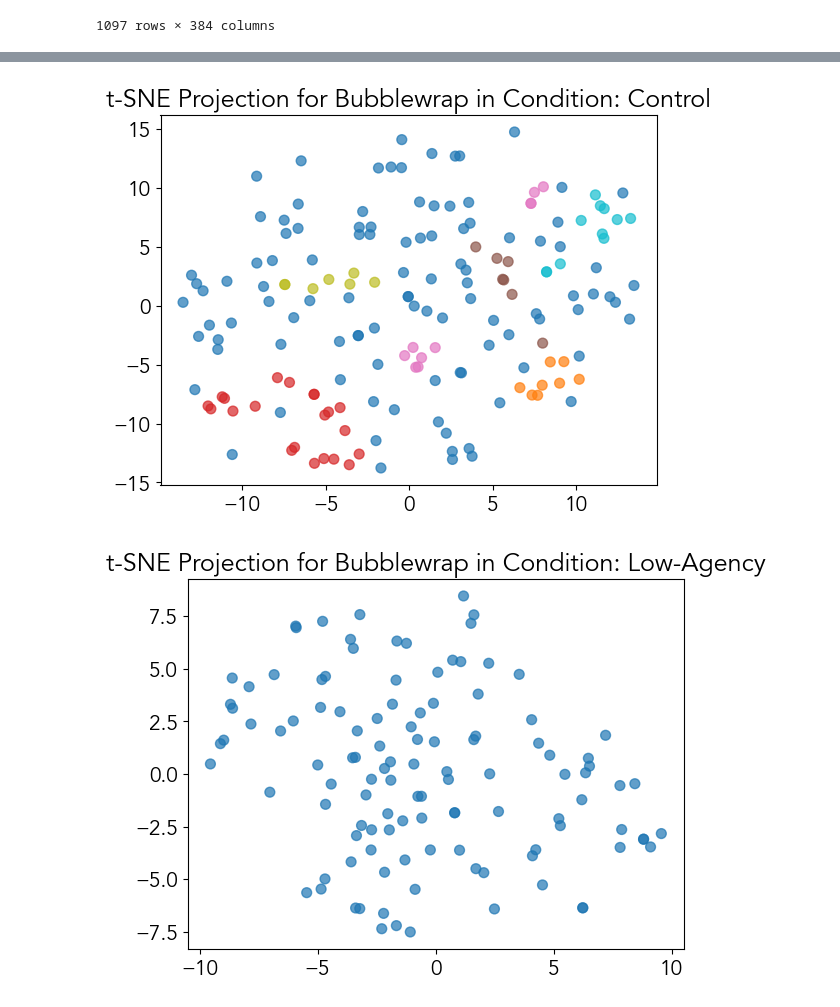
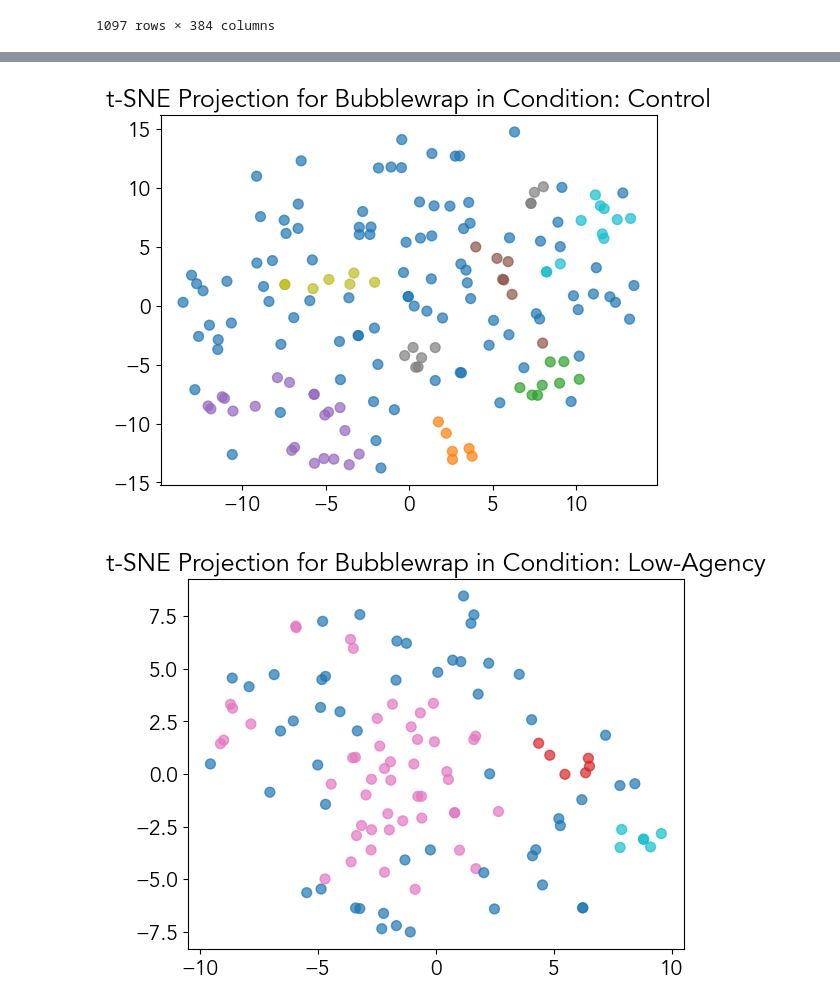
Before and after one commit to sarahhannahwu/idea_generation, a Jupyter notebook: clustering.ipynb, the cells around one changed output, grey strips where cells are left out. Saved outputs shown, nothing was run; the diff lists cells and outputs as text; code cells hidden in the pictures.

```diff
--- a/clustering.ipynb
+++ b/clustering.ipynb
@@ -25,7 +25,7 @@ model = SentenceTransformer('all-MiniLM-L6-v2')
 
 # 3. Generate Embeddings
 ideas = df['use'].fillna("").tolist()
-# ideas = [idea.strip().lower() for idea in ideas]
+ideas = [idea.strip().lower() for idea in ideas]
 all_embeddings = model.encode(ideas, show_progress_bar=True)
 
 pd.DataFrame(all_embeddings)
@@ -66,13 +66,12 @@ for cond in unique_conditions:
         # HDBSCAN with 'cosine' metric for raw embeddings
         # min_cluster_size: Adjust this based on total N (e.g., 5-10)
         clusterer = hdbscan.HDBSCAN(
-            min_cluster_size=7,
+            min_cluster_size=6,
             min_samples=1,
             cluster_selection_epsilon=0.25, # Adjust this to control cluster granularity
             metric='euclidean', # Note: HDBSCAN works best with euclidean on normalized vectors
             cluster_selection_method='eom'
         )
-
         # Normalize vectors to behave better with cosine distance in HDBSCAN
         normalized_vectors = normalize(raw_vectors)
 
@@ -127,20 +126,20 @@ Name: raw_cluster_label, dtype: int64
 # %%
 # Filter to bubblewrap and plot t-SNE for each condition
 
-# for condition in unique_conditions:
-#     bubblewrap_mask = (df['object'] == 'bubblewrap') & (df['condition'] == condition)
-#     data = all_embeddings[bubblewrap_mask]
-#     plot_kwds = {'s': 50, 'alpha': 0.7}
-#     projection = sklearn.manifold.TSNE().fit_transform(data)
+for condition in unique_conditions:
+    bubblewrap_mask = (df['object'] == 'bubblewrap') & (df['condition'] == condition)
+    data = all_embeddings[bubblewrap_mask]
+    plot_kwds = {'s': 50, 'alpha': 0.7}
+    projection = sklearn.manifold.TSNE().fit_transform(data)
 
-#     # Color the points by their cluster labels to visually inspect the clustering quality
-#     colors = df.loc[bubblewrap_mask, 'raw_cluster_label'].values
-#     plt.scatter(projection[:, 0], projection[:, 1], c=colors, cmap='tab10', **plot_kwds)
-#     plt.title(f't-SNE Projection for Bubblewrap in Condition: {condition}')
-#     plt.show()
+    # Color the points by their cluster labels to visually inspect the clustering quality
+    colors = df.loc[bubblewrap_mask, 'raw_cluster_label'].values
+    plt.scatter(projection[:, 0], projection[:, 1], c=colors, cmap='tab10', **plot_kwds)
+    plt.title(f't-SNE Projection for Bubblewrap in Condition: {condition}')
+    plt.show()
 # %% [output]
-[figure, old version]
+[figure, new version]
-[figure, old version]
+[figure, new version]
 [figure]
 # %%
 # Repeat for all object-condition pairs and display the results in a grid of t-SNE plots
```
Also changed, not shown: parts of 13 cells of this notebook, 9 other files.
